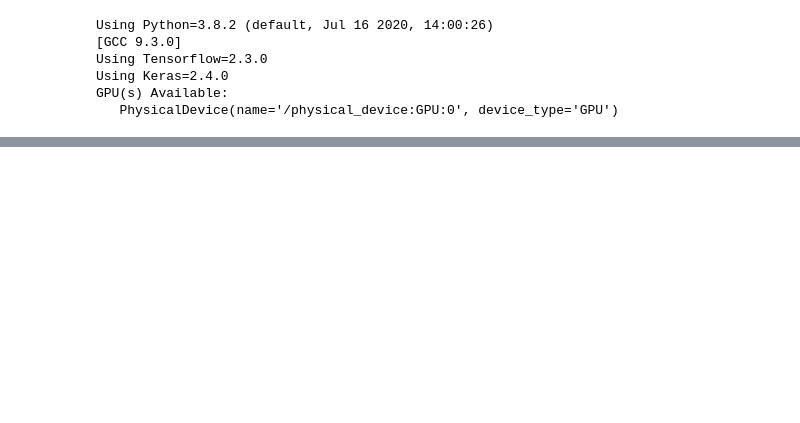
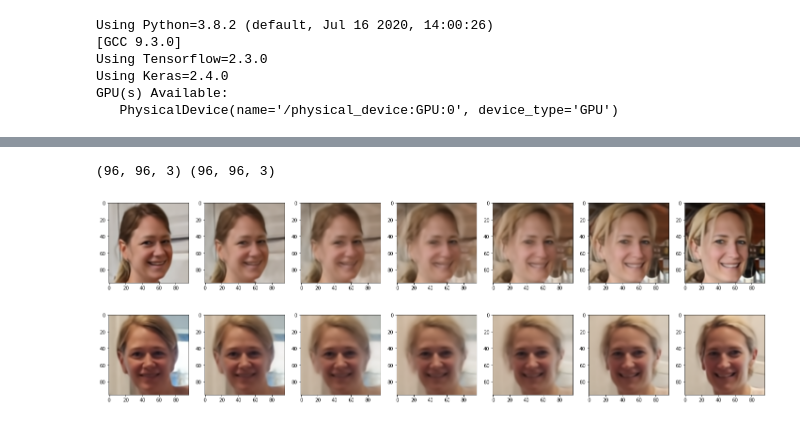
Before and after one commit to etotheipi/nvae_tensorflow, a Jupyter notebook: layer_playground.ipynb, the cells around one changed output, grey strips where cells are left out. Drawn from its saved outputs; the diff is of its cells as text; code cells hidden in the pictures; blank space fills up the shorter version.

```diff
--- a/layer_playground.ipynb
+++ b/layer_playground.ipynb
@@ -393,0 +372,20 @@ fig.savefig(f'images/nvae_gen_random.png')
+# %%
+def load_img(fn, sz):
+    img = PIL.Image.open(fn)
+    img = img.resize((sz, sz))
+    img = np.array(img) / 128.0 - 1.0
+    return img
+# %%
+mkr = load_img('external_faces/mkr3a.jpg', IMAGE_SIZE[-3])
+jkr = load_img('external_faces/jkr2a.jpg', IMAGE_SIZE[-3])
+merge_faces(full_nvae, mkr, jkr)
+print(mkr.shape, jkr.shape)
+# %% [output]
+(96, 96, 3) (96, 96, 3)
+[figure, added]
+# %%
+mkr = load_img('external_faces/mkr5b.jpg', IMAGE_SIZE[-3])
+jkr = load_img('external_faces/jkr3b.jpg', IMAGE_SIZE[-3])[:, ::-1, :]
+fig,axs = merge_faces(full_nvae, mkr, jkr)
+# %% [output]
+[figure, added]
```
Also changed, not shown: parts of 21 cells of this notebook, 5 other files.
